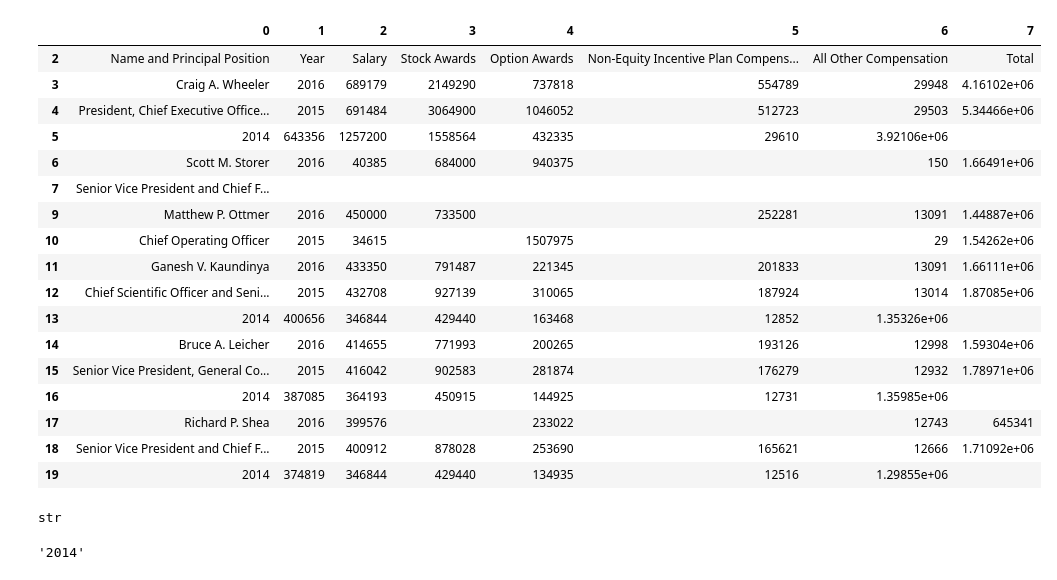
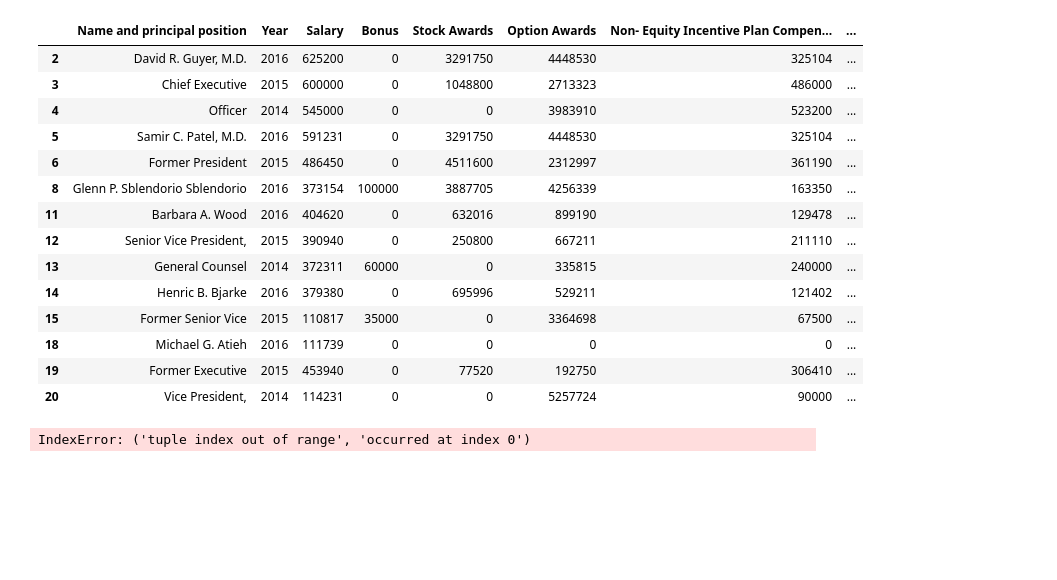
Before and after one commit to mooredj565/python_scripts, a Jupyter notebook: DEF14A Scraper.ipynb, the cells around one changed output. Cells and saved outputs as stored; diff of their text form; code cells hidden in the pictures; blank space fills up the shorter version.

```diff
--- a/DEF14A Scraper.ipynb
+++ b/DEF14A Scraper.ipynb
@@ -23,14 +44,15 @@ def filing_table_format(x):
 #Everi - https://www.sec.gov/Archives/edgar/data/1318568/000155837017002779/evri-20170523xdef14a.htm
 #MNTA - https://www.sec.gov/Archives/edgar/data/1235010/000123501017000006/mnta2017proxystatement.htm
 
-url = 'https://www.sec.gov/Archives/edgar/data/1235010/000123501017000006/mnta2017proxystatement.htm'
+url = 'https://www.sec.gov/Archives/edgar/data/1410939/000104746917002856/a2231921zdef14a.htm#ds46201_summary_compensation_table'
 
 filing = pd.read_html(url)
-
+#filing[:]
 #168 for Everi
 #128 for MNTA
+#20 for OPHT
 
-sctind = 128
+sctind = 20
 SCTo = filing[sctind]
 SCTo
 # %% [output]
@@ -54,55 +77,60 @@ SCTo
 # %%
-#Table Formatting
-#left squeeze needs to apply after for loop
+#Table Formatting tests
+
 
 SCT = SCTo.apply(squeeze_nan_left, axis=1).dropna(axis = 0, how = 'all').dropna(axis = 1, how = 'all')
 
 for i in range(0,SCT.shape[0]):
     for j in range(0,SCT.shape[1]):
         if type(SCT.iloc[i,j]) == str:
-            if SCT.iloc[i,j] == "-":
+            if SCT.iloc[i,j] == "-" or SCT.iloc[i,j] == "—":
                 SCT.iloc[i,j] = 0
             elif '(' in SCT.iloc[i,j]:
                 tempstr = SCT.iloc[i,j].split("(")
                 tempstr2 = tempstr[0]
                 SCT.iloc[i,j] = tempstr2
             elif len(SCT.iloc[i,j]) < 2:
                 SCT.iloc[i,j] = np.nan
 
 SCT = SCT.replace('', np.nan)
 SCT.iloc[:,0] = SCT.iloc[:,0].fillna(value = '')
 SCT = SCT.fillna(value = '')
-#SCT = SCT.rename(columns=SCT.iloc[0]).drop(index = 1)
+
+for i in range(0,SCT.shape[0]):
+    if SCT.iloc[i, SCT.shape[1]-1] == '':
+        rightslip = ['',SCT.iloc[i]]
+        rightslip = rightslip[:-1]
+        SCT.iloc[i] = rightslip
+
+SCT.replace('',np.nan,inplace = True)
+SCT = SCT.dropna()
+
+SCT = SCT.rename(columns=SCT.iloc[0]).drop(index = 1)
 
 #SCT.apply(filing_table_format)
 
 #SCT = SCT.stack()
 #type(SCT.iloc[3,4])
 SCT
 # %% [output]
-|  | 0 | 1 | 2 | 3 | 4 | 5 | 6 | 7 |
-| 2 | Name and Principal Position | Year | Salary | Stock Awards | Option Awards | Non‑Equity Incentive Plan Compens... | All Other Compensation | Total |
-| 3 | Craig A. Wheeler | 2016 | 689179 | 2149290 | 737818 | 554789 | 29948 | 4.16102e+06 |
-| 4 | President, Chief Executive Office... | 2015 | 691484 | 3064900 | 1046052 | 512723 | 29503 | 5.34466e+06 |
-| 5 | 2014 | 643356 | 1257200 | 1558564 | 432335 | 29610 | 3.92106e+06 |  |
-| 6 | Scott M. Storer | 2016 | 40385 | 684000 | 940375 |  | 150 | 1.66491e+06 |
-| 7 | Senior Vice President and Chief F... |  |  |  |  |  |  |  |
-| 9 | Matthew P. Ottmer | 2016 | 450000 | 733500 |  | 252281 | 13091 | 1.44887e+06 |
-| 10 | Chief Operating Officer | 2015 | 34615 |  | 1507975 |  | 29 | 1.54262e+06 |
-| 11 | Ganesh V. Kaundinya | 2016 | 433350 | 791487 | 221345 | 201833 | 13091 | 1.66111e+06 |
-| 12 | Chief Scientific Officer and Seni... | 2015 | 432708 | 927139 | 310065 | 187924 | 13014 | 1.87085e+06 |
-| 13 | 2014 | 400656 | 346844 | 429440 | 163468 | 12852 | 1.35326e+06 |  |
-| 14 | Bruce A. Leicher | 2016 | 414655 | 771993 | 200265 | 193126 | 12998 | 1.59304e+06 |
-| 15 | Senior Vice President, General Co... | 2015 | 416042 | 902583 | 281874 | 176279 | 12932 | 1.78971e+06 |
-| 16 | 2014 | 387085 | 364193 | 450915 | 144925 | 12731 | 1.35985e+06 |  |
-| 17 | Richard P. Shea | 2016 | 399576 |  | 233022 |  | 12743 | 645341 |
-| 18 | Senior Vice President and Chief F... | 2015 | 400912 | 878028 | 253690 | 165621 | 12666 | 1.71092e+06 |
-| 19 | 2014 | 374819 | 346844 | 429440 | 134935 | 12516 | 1.29855e+06 |  |
+|  | Name and principal position | Year | Salary | Bonus | Stock Awards | Option Awards | Non- Equity Incentive Plan Compen... | ... |
+| 2 | David R. Guyer, M.D. | 2016 | 625200 | 0 | 3291750 | 4448530 | 325104 | ... |
+| 3 | Chief Executive | 2015 | 600000 | 0 | 1048800 | 2713323 | 486000 | ... |
+| 4 | Officer | 2014 | 545000 | 0 | 0 | 3983910 | 523200 | ... |
+| 5 | Samir C. Patel, M.D. | 2016 | 591231 | 0 | 3291750 | 4448530 | 325104 | ... |
+| 6 | Former President | 2015 | 486450 | 0 | 4511600 | 2312997 | 361190 | ... |
+| 8 | Glenn P. Sblendorio Sblendorio | 2016 | 373154 | 100000 | 3887705 | 4256339 | 163350 | ... |
+| 11 | Barbara A. Wood | 2016 | 404620 | 0 | 632016 | 899190 | 129478 | ... |
+| 12 | Senior Vice President, | 2015 | 390940 | 0 | 250800 | 667211 | 211110 | ... |
+| 13 | General Counsel | 2014 | 372311 | 60000 | 0 | 335815 | 240000 | ... |
+| 14 | Henric B. Bjarke | 2016 | 379380 | 0 | 695996 | 529211 | 121402 | ... |
+| 15 | Former Senior Vice | 2015 | 110817 | 35000 | 0 | 3364698 | 67500 | ... |
+| 18 | Michael G. Atieh | 2016 | 111739 | 0 | 0 | 0 | 0 | ... |
+| 19 | Former Executive | 2015 | 453940 | 0 | 77520 | 192750 | 306410 | ... |
+| 20 | Vice President, | 2014 | 114231 | 0 | 0 | 5257724 | 90000 | ... |
-# %%
-type(SCT.iloc[3,0])
-# %% [output]
-str
-# %%
-SCT.iloc[3,0]
-# %% [output]
-'2014'
+# %%
+SCT2 = SCTo.apply(squeeze_nan_left, axis=1).dropna(axis = 0, how = 'all').dropna(axis = 1, how = 'all')
+SCT2 = SCTo.apply(SCT_table_format)
+SCT2
+# %% [output]
+IndexError: ('tuple index out of range', 'occurred at index 0')
```
Also changed, not shown: parts of 3 cells of this notebook.
